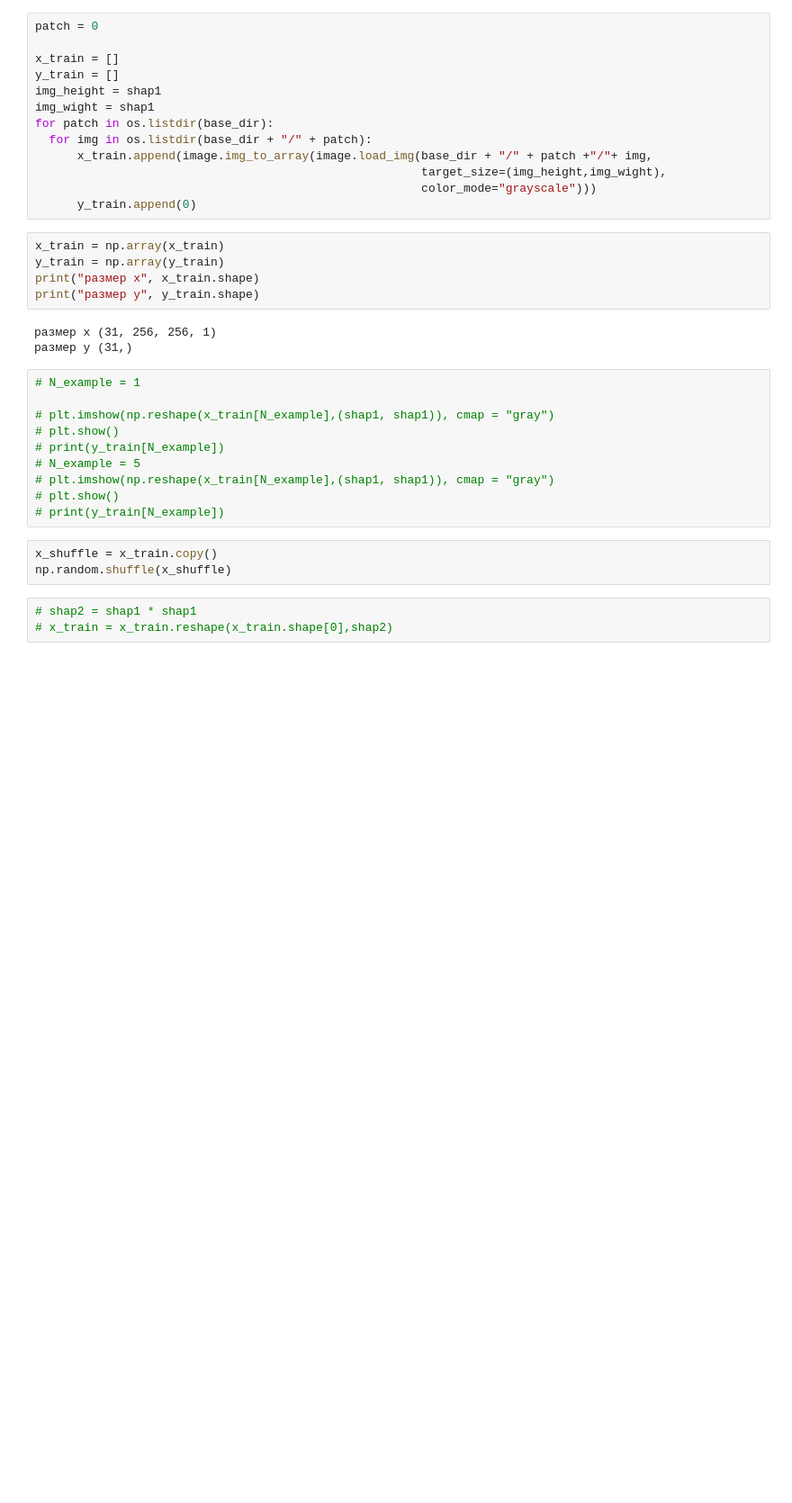
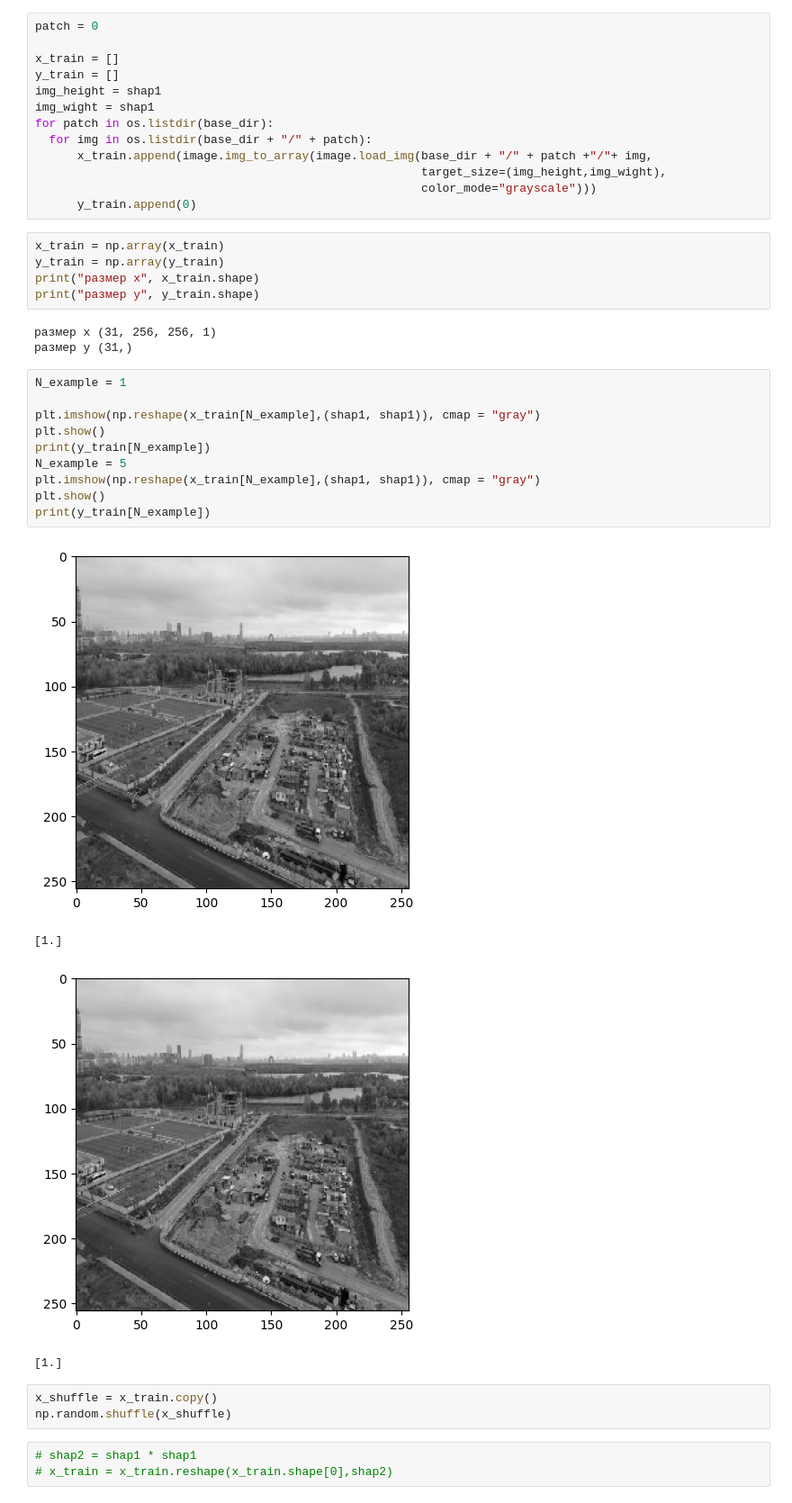
Before and after one commit to GitBar20/AI, a Jupyter notebook: Test1.ipynb, the cells around one changed output. Shown at 90% size. Cells and saved outputs as stored; diff of their text form; blank space fills up the shorter version.

```diff
--- a/Test1.ipynb
+++ b/Test1.ipynb
@@ -167,15 +167,20 @@ print("размер y", y_train.shape)
 размер x (31, 256, 256, 1)
 размер y (31,)
 # %%
-# N_example = 1
+N_example = 1
 
-# plt.imshow(np.reshape(x_train[N_example],(shap1, shap1)), cmap = "gray")
-# plt.show()
-# print(y_train[N_example])
-# N_example = 5
-# plt.imshow(np.reshape(x_train[N_example],(shap1, shap1)), cmap = "gray")
-# plt.show()
-# print(y_train[N_example])
+plt.imshow(np.reshape(x_train[N_example],(shap1, shap1)), cmap = "gray")
+plt.show()
+print(y_train[N_example])
+N_example = 5
+plt.imshow(np.reshape(x_train[N_example],(shap1, shap1)), cmap = "gray")
+plt.show()
+print(y_train[N_example])
+# %% [output]
+[figure, added]
+[1.]
+[figure, added]
+[1.]
 # %%
 x_shuffle = x_train.copy()
 np.random.shuffle(x_shuffle)
```
Also changed, not shown: parts of 7 cells of this notebook.
